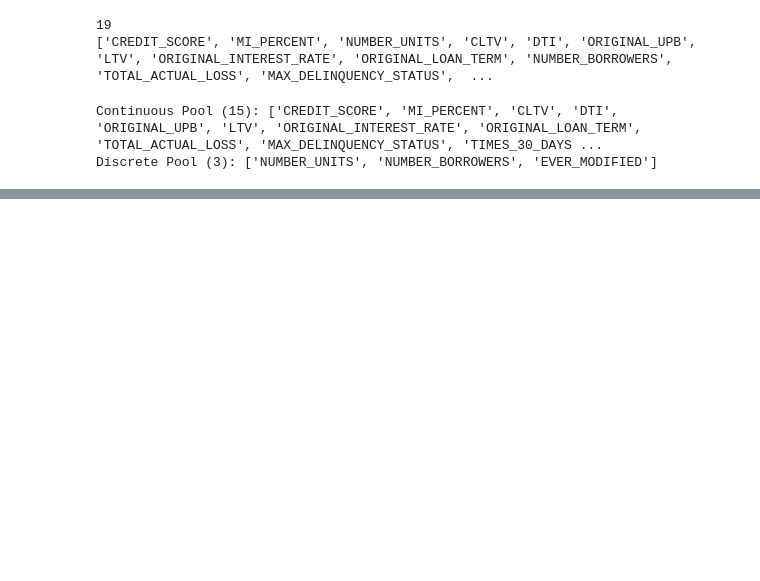
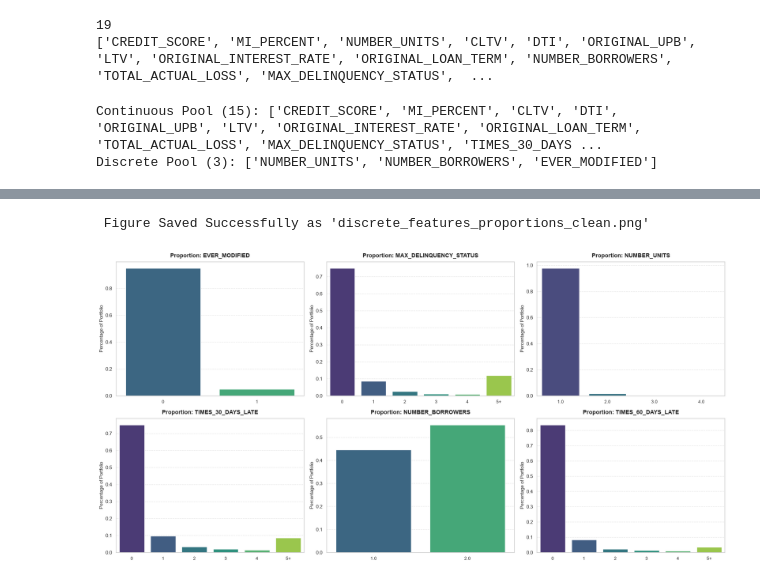
Before and after one commit to Gautam0211/Credit-Risk-Stress-Testing-Under-Macro-Conditions-of-2008-Global-Recession, a Jupyter notebook: Notebooks/EDA and Data Preprocessing.ipynb, the cells around one changed output, grey strips where cells are left out. Saved outputs shown, nothing was run; the diff lists cells and outputs as text; code cells hidden in the pictures; blank space fills up the shorter version.

Commit message:
feat: complete comprehensive EDA, temporal pruning, and categorical diagnostics

```diff
--- a/Notebooks/EDA and Data Preprocessing.ipynb
+++ b/Notebooks/EDA and Data Preprocessing.ipynb
@@ -619,0 +710,9 @@ Discrete Pool (3): ['NUMBER_UNITS', 'NUMBER_BORROWERS', 'EVER_MODIFIED']
+# %%
+forced_discrete = {'TIMES_30_DAYS_LATE', 'TIMES_60_DAYS_LATE', 'MAX_DELINQUENCY_STATUS'}
+
+# Reconstruction to avoid list modification traps
+discrete_features = list(set(discrete_features) | forced_discrete)
+continuous_features = [col for col in continuous_features if col not in forced_discrete]
+
+print(f"Continuous Pool ({len(continuous_features)}):", continuous_features)
+print(f"Discrete Pool ({len(discrete_features)}):", discrete_features)
@@ -619,0 +785,8 @@ Discrete Pool (3): ['NUMBER_UNITS', 'NUMBER_BORROWERS', 'EVER_MODIFIED']
+# %%
+for col in discrete_features:
+    print(f"\n=== Frequency Distribution: {col} ===")
+    freq_df = df[col].value_counts(dropna=False).reset_index()
+    freq_df.columns = ['Value', 'Count']
+    freq_df['Percentage'] = (freq_df['Count'] / len(df)) * 100
+    print(freq_df.round(3).to_string(index=False))
+    print("-" * 40)
@@ -619,0 +811,3 @@ Discrete Pool (3): ['NUMBER_UNITS', 'NUMBER_BORROWERS', 'EVER_MODIFIED']
+# %%
+df['NUMBER_UNITS'] = df['NUMBER_UNITS'].replace(99.0, np.nan)
+df['NUMBER_BORROWERS'] = df['NUMBER_BORROWERS'].replace(99.0, np.nan)
@@ -619,0 +864,56 @@ Discrete Pool (3): ['NUMBER_UNITS', 'NUMBER_BORROWERS', 'EVER_MODIFIED']
+# %%
+import matplotlib.pyplot as plt
+import seaborn as sns
+import pandas as pd
+import numpy as np
+
+# Create a temporary copy so we don't accidentally mutate your core dataframe
+plot_df = df.copy()
+
+# List of delinquency columns that have messy long tails
+delinquency_cols = ['MAX_DELINQUENCY_STATUS', 'TIMES_30_DAYS_LATE', 'TIMES_60_DAYS_LATE']
+
+# Visually top-cap categories at 5+ for clean, readable layout presentation
+for col in delinquency_cols:
+    if col in plot_df.columns:
+        plot_df[f'{col}_Clean'] = np.where(plot_df[col] >= 5, '5+', plot_df[col].astype(str))
+        # Ensure proper sort order: 0, 1, 2, 3, 4, 5+
+        sort_order = ['0', '1', '2', '3', '4', '5+', '0.0', '1.0', '2.0', '3.0', '4.0']
+        existing_order = [o for o in sort_order if o in plot_df[f'{col}_Clean'].unique()]
+        plot_df[f'{col}_Clean'] = pd.Categorical(plot_df[f'{col}_Clean'], categories=existing_order, ordered=True)
+
+# Define full plotting list matching your grid layout
+discrete_plot_features = [
+    ('EVER_MODIFIED', 'EVER_MODIFIED'),
+    ('MAX_DELINQUENCY_STATUS_Clean', 'MAX_DELINQUENCY_STATUS'),
+    ('NUMBER_UNITS', 'NUMBER_UNITS'),
+    ('TIMES_30_DAYS_LATE_Clean', 'TIMES_30_DAYS_LATE'),
+    ('NUMBER_BORROWERS', 'NUMBER_BORROWERS'),
+    ('TIMES_60_DAYS_LATE_Clean', 'TIMES_60_DAYS_LATE')
+]
+
+fig, axes = plt.subplots(2, 3, figsize=(20, 10))
+axes = axes.flatten()
+
+for i, (col_name, original_label) in enumerate(discrete_plot_features):
+    # Calculate exact percentages for the Y-axis
+    prop_data = plot_df[col_name].value_counts(normalize=True).sort_index().reset_index()
+    prop_data.columns = [col_name, 'percentage']
+
+    # Plot using a clean, uniform palette
+    sns.barplot(data=prop_data, x=col_name, y='percentage', ax=axes[i], palette='viridis')
+
+    # Titles and formatting
+    axes[i].set_title(f'Proportion: {original_label}', fontsize=13, fontweight='bold', pad=10)
+    axes[i].set_ylabel('Percentage of Portfolio', fontsize=11)
+    axes[i].set_xlabel('')
+    axes[i].tick_params(axis='x', rotation=0, labelsize=10)
+    axes[i].grid(axis='y', linestyle='--', alpha=0.5)
+
+plt.tight_layout()
+
+# # Save lines
+plt.savefig('discrete_features_proportions_clean.png', dpi=300, bbox_inches='tight')
+print(" Figure Saved Successfully as 'discrete_features_proportions_clean.png'")
+plt.show()
+# %% [output]
@@ -619,0 +937,2 @@ Discrete Pool (3): ['NUMBER_UNITS', 'NUMBER_BORROWERS', 'EVER_MODIFIED']
+ Figure Saved Successfully as 'discrete_features_proportions_clean.png'
+[figure, added]
```
Also changed, not shown: parts of 29 cells of this notebook.
